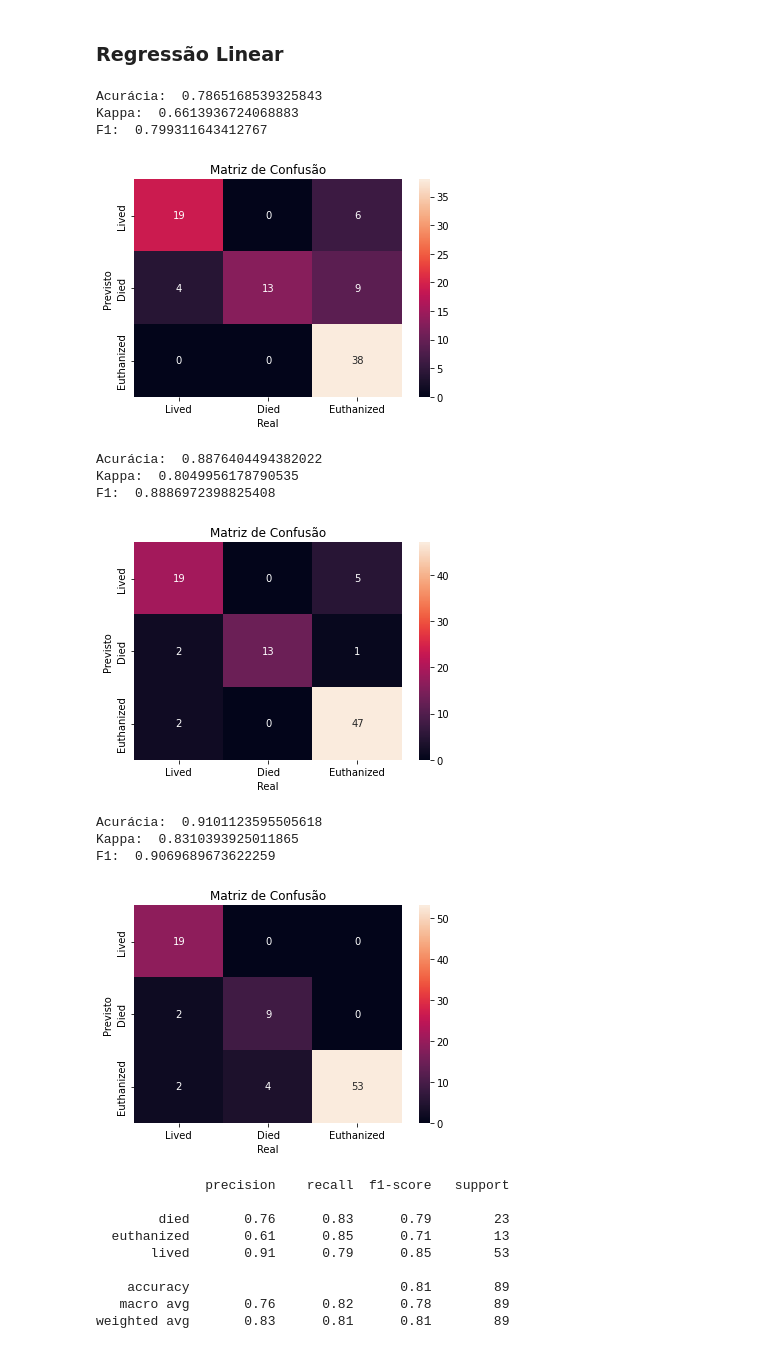
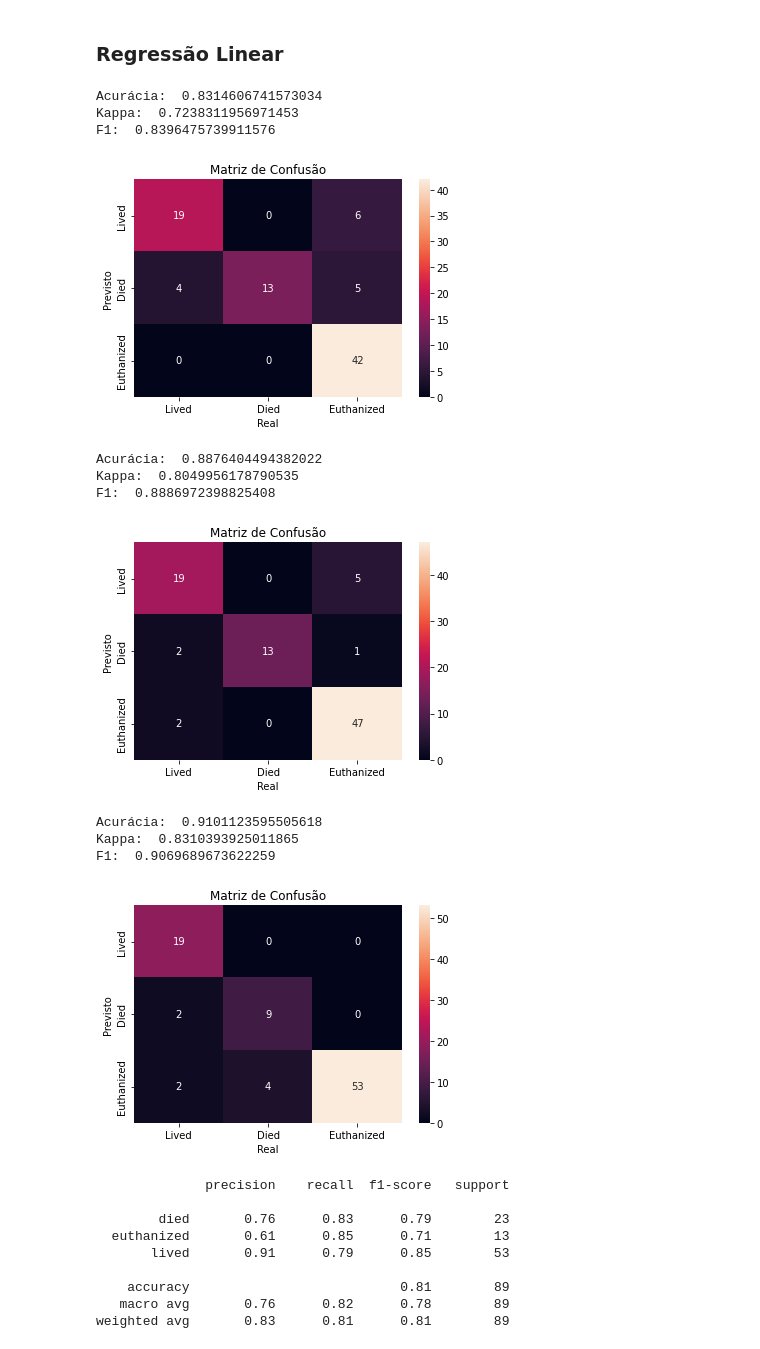
Before and after one commit to victorgrrtj/dmwork, a Jupyter notebook: Horse.ipynb, the cells around one changed output. Saved outputs shown, nothing was run; the diff lists cells and outputs as text; code cells hidden in the pictures.

```diff
--- a/Horse.ipynb
+++ b/Horse.ipynb
@@ -137,7 +268,7 @@ def cols_to_categorical(base):
 # divide as bases em treino e teste
 X_train = df_train.loc[:, df_train.columns != 'outcome']
 y_train = df_train['outcome']
-X_test = df_test.loc[:, df_train.columns != 'outcome']
+X_test = df_test.loc[:, df_test.columns != 'outcome']
 y_test = df_test['outcome']
 # %%
 cols_to_categorical(X_train)
@@ -256,54 +382,46 @@ def predict_and_evaluate(X_test, y_test):
   plt.show()
 # %% [markdown]
 ### Regressão Linear
+# %%
+## Regressão Logistica, RandomUnderSampler
+
+clf = Pipe(steps=[
+                      ('preprocessor', preprocessor),
+                      ('rus', rus),
+                      ('classifier', LogisticRegression(max_iter=1000))])
+
+clf.fit(X_train, y_train)
+predict_and_evaluate(X_test, y_test)
+# %% [output]
+Acurácia:  0.8314606741573034
+Kappa:  0.7238311956971453
+F1:  0.8396475739911576
+[figure, added]
 # %%
-## regressão logistica, RandomUnderSampler
-ros = RandomUnderSampler(random_state=1)
+## Regressão Logistica com RandomOverSampler
 
-# Append classifier to preprocessing pipeline.
-# Now we have a full prediction pipeline.
-clf = Pipe(steps=[
-                      ('preprocessor', preprocessor),
-                      ('ros', ros),
-                      ('classifier', LogisticRegression(max_iter=1000))])
+clf = Pipe(steps=[('preprocessor', preprocessor),
+                  ('ros', ros),
+                  ('classifier', LogisticRegression(max_iter=1000))])
 
 clf.fit(X_train, y_train)
 predict_and_evaluate(X_test, y_test)
 # %% [output]
-Acurácia:  0.7865168539325843
-Kappa:  0.6613936724068883
-F1:  0.799311643412767
+Acurácia:  0.8876404494382022
+Kappa:  0.8049956178790535
+F1:  0.8886972398825408
-[figure, old version]
+[figure, new version]
 # %%
-## regressão logistica com RandomOverSampler
-ros = RandomOverSampler(random_state=1)
+## Regressão logistica sem Balanceamento
 
-# Append classifier to preprocessing pipeline.
-# Now we have a full prediction pipeline.
-clf = Pipe(steps=[
-                      ('preprocessor', preprocessor),
-                      ('ros', ros),
+clf = Pipe(steps=[('preprocessor', preprocessor),
                       ('classifier', LogisticRegression(max_iter=1000))])
 
 clf.fit(X_train, y_train)
 predict_and_evaluate(X_test, y_test)
 # %% [output]
-Acurácia:  0.8876404494382022
-Kappa:  0.8049956178790535
-F1:  0.8886972398825408
+Acurácia:  0.9101123595505618
+Kappa:  0.8310393925011865
+F1:  0.9069689673622259
-[figure, old version]
+[figure, new version]
-# %%
-## regressão logistica sem balanceamento
-
-# pipeline cotendo o pré processamento e o classificador
-clf = Pipe(steps=[('preprocessor', preprocessor),
-                      ('classifier', LogisticRegression(max_iter=1000))])
-
-clf.fit(X_train, y_train)
-predict_and_evaluate(X_test, y_test)
-# %% [output]
-Acurácia:  0.9101123595505618
-Kappa:  0.8310393925011865
-F1:  0.9069689673622259
-[figure, removed]
 # %%
```
Also changed, not shown: parts of 63 cells of this notebook.
